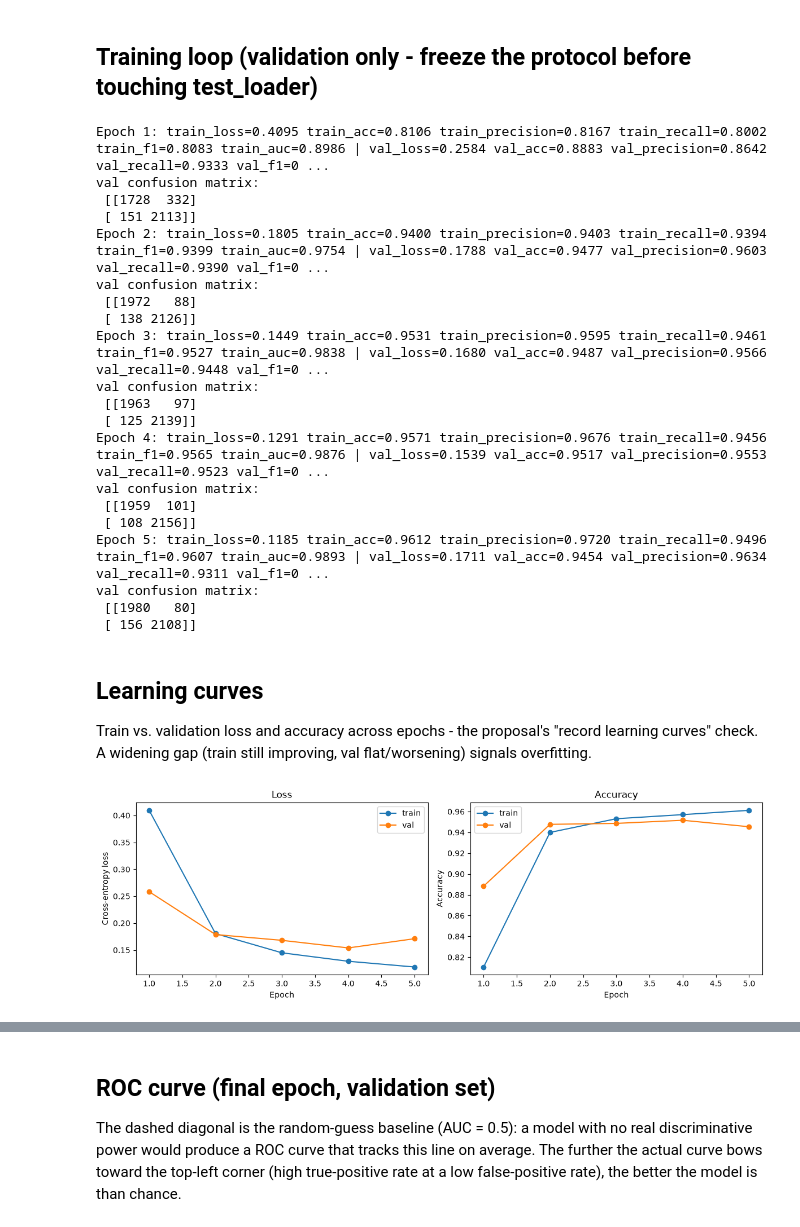
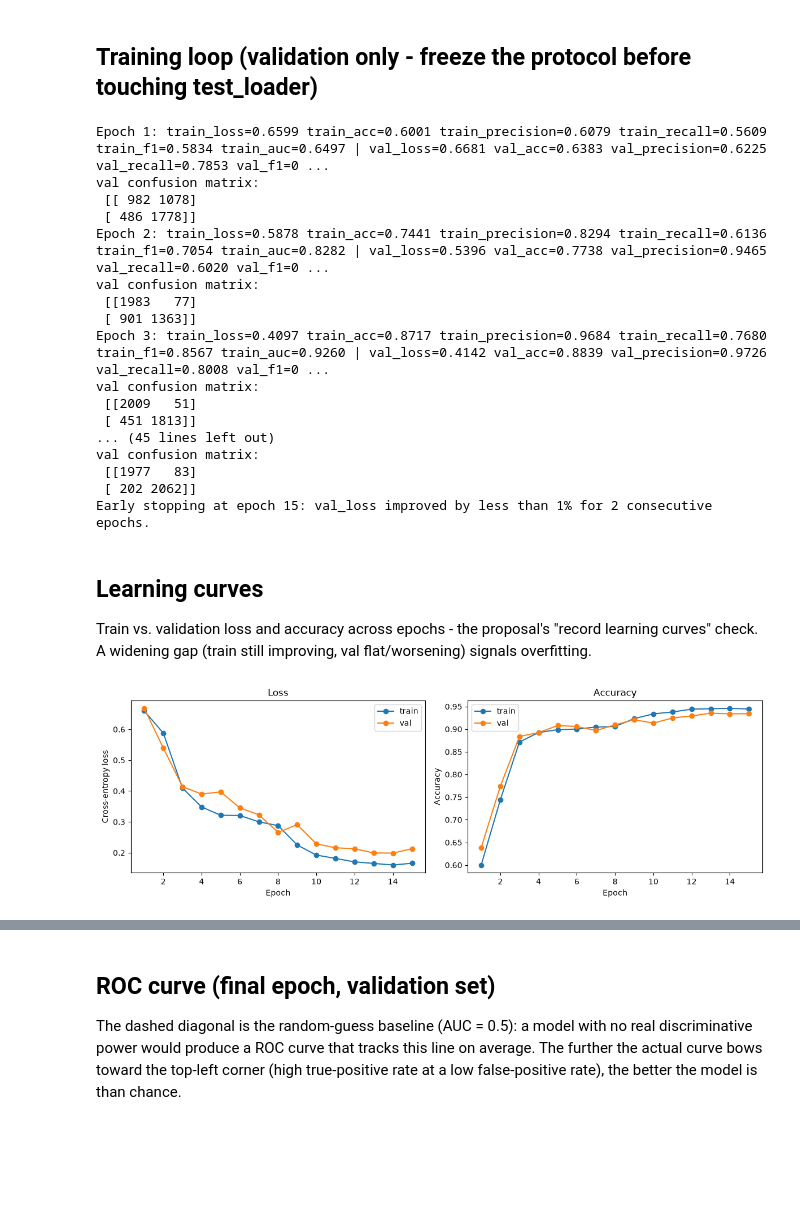
Before and after one commit to AndersVestergaard0/DATA7703-Group-Project, a Jupyter notebook: notebooks/03_cnn.ipynb, the cells around one changed output, grey strips where cells are left out. Saved outputs shown, nothing was run; the diff lists cells and outputs as text; code cells hidden in the pictures; blank space fills up the shorter version.

```diff
--- a/notebooks/03_cnn.ipynb
+++ b/notebooks/03_cnn.ipynb
@@ -121,15 +100,17 @@ class SmallCNN(nn.Module):
             nn.Conv2d(32, 64, kernel_size=3, padding=1), nn.ReLU(), nn.MaxPool2d(2),  # 32 -> 16
         )
 
-        # Flatten turns the (64, 16, 16) feature map into one vector of 64*16*16 values, which
-        # Linear(in_features, out_features) maps down to 128, then to num_classes.
-        # Dropout(0.3) randomly zeroes 30% of activations during training to reduce overfitting.
+        # AdaptiveAvgPool2d(1) collapses each of the 64 channels' 16x16 feature map down to a
+        # single number (its average), giving a (64, 1, 1) output regardless of input resolution.
+        # This replaces a Flatten + Linear(64*16*16, 128), which would need 2.1M parameters
+        # (almost the entire model) just to compress the flattened map down to 128 values -
+        # pooling does that compression for free, with no learned weights at all, leaving only
+        # a small Linear(64, num_classes) to learn.
         self.classifier = nn.Sequential(
+            nn.AdaptiveAvgPool2d(1),
             nn.Flatten(),
-            nn.Linear(64 * 16 * 16, 128),
-            nn.ReLU(),
             nn.Dropout(0.3),
-            nn.Linear(128, num_classes),
+            nn.Linear(64, num_classes),
         )
 
     def forward(self, x):
@@ -209,7 +190,15 @@ def run_epoch(loader, train: bool):
     }
 
 
-NUM_EPOCHS = 5
+# NUM_EPOCHS is now just an upper bound - early stopping (below) decides the actual run length.
+NUM_EPOCHS = 20
+# Early stopping: stop once val_loss hasn't improved by at least MIN_DELTA (relative) for
+# PATIENCE consecutive epochs. This is what catches the "7th to 10th epoch barely helped"
+# situation - it keeps training past a single noisy/flat epoch (patience), but cuts the run
+# once the trend itself has genuinely plateaued, instead of us eyeballing the printed numbers.
+PATIENCE = 2
+MIN_DELTA = 0.01  # require >= 1% relative improvement in val_loss to count as progress
+
 history = {
     "train_loss": [], "val_loss": [],
     "train_acc": [], "val_acc": [],
@@ -218,6 +207,9 @@ history = {
     "train_f1": [], "val_f1": [],
     "train_auc": [], "val_auc": [],
 }
+
+best_val_loss = None
+epochs_without_improvement = 0
 
 for epoch in range(1, NUM_EPOCHS + 1):
     train_metrics = run_epoch(train_loader, train=True)
@@ -238,29 +230,41 @@ for epoch in range(1, NUM_EPOCHS + 1):
           f"val_f1={val_metrics['f1']:.4f} val_auc={val_metrics['roc_auc']:.4f}")
     print("val confusion matrix:\n", val_metrics["cm"])
 
+    # First epoch always "improves" (nothing to compare against yet).
+    if best_val_loss is None:
+        best_val_loss = val_metrics["loss"]
+    else:
+        relative_improvement = (best_val_loss - val_metrics["loss"]) / best_val_loss
+        if relative_improvement >= MIN_DELTA:
+            best_val_loss = val_metrics["loss"]
+            epochs_without_improvement = 0
+        else:
+            epochs_without_improvement += 1
+            if epochs_without_improvement >= PATIENCE:
+                print(f"Early stopping at epoch {epoch}: val_loss improved by less than "
+                      f"{MIN_DELTA:.0%} for {PATIENCE} consecutive epochs.")
+                break
+
 # Keep the final epoch's val metrics around for the ROC/PR curve plots below.
 final_val_metrics = val_metrics
 # %% [output]
-Epoch 1: train_loss=0.4095 train_acc=0.8106 train_precision=0.8167 train_recall=0.8002 train_f1=0.8083 train_auc=0.8986 | val_loss=0.2584 val_acc=0.8883 val_precision=0.8642 val_recall=0.9333 val_f1=0 ...
+Epoch 1: train_loss=0.6599 train_acc=0.6001 train_precision=0.6079 train_recall=0.5609 train_f1=0.5834 train_auc=0.6497 | val_loss=0.6681 val_acc=0.6383 val_precision=0.6225 val_recall=0.7853 val_f1=0 ...
 val confusion matrix:
- [[1728  332]
- [ 151 2113]]
-Epoch 2: train_loss=0.1805 train_acc=0.9400 train_precision=0.9403 train_recall=0.9394 train_f1=0.9399 train_auc=0.9754 | val_loss=0.1788 val_acc=0.9477 val_precision=0.9603 val_recall=0.9390 val_f1=0 ...
+ [[ 982 1078]
+ [ 486 1778]]
+Epoch 2: train_loss=0.5878 train_acc=0.7441 train_precision=0.8294 train_recall=0.6136 train_f1=0.7054 train_auc=0.8282 | val_loss=0.5396 val_acc=0.7738 val_precision=0.9465 val_recall=0.6020 val_f1=0 ...
 val confusion matrix:
- [[1972   88]
- [ 138 2126]]
-Epoch 3: train_loss=0.1449 train_acc=0.9531 train_precision=0.9595 train_recall=0.9461 train_f1=0.9527 train_auc=0.9838 | val_loss=0.1680 val_acc=0.9487 val_precision=0.9566 val_recall=0.9448 val_f1=0 ...
+ [[1983   77]
+ [ 901 1363]]
+Epoch 3: train_loss=0.4097 train_acc=0.8717 train_precision=0.9684 train_recall=0.7680 train_f1=0.8567 train_auc=0.9260 | val_loss=0.4142 val_acc=0.8839 val_precision=0.9726 val_recall=0.8008 val_f1=0 ...
 val confusion matrix:
- [[1963   97]
- [ 125 2139]]
-Epoch 4: train_loss=0.1291 train_acc=0.9571 train_precision=0.9676 train_recall=0.9456 train_f1=0.9565 train_auc=0.9876 | val_loss=0.1539 val_acc=0.9517 val_precision=0.9553 val_recall=0.9523 val_f1=0 ...
+ [[2009   51]
+ [ 451 1813]]
+... (45 lines left out)
 val confusion matrix:
- [[1959  101]
- [ 108 2156]]
-Epoch 5: train_loss=0.1185 train_acc=0.9612 train_precision=0.9720 train_recall=0.9496 train_f1=0.9607 train_auc=0.9893 | val_loss=0.1711 val_acc=0.9454 val_precision=0.9634 val_recall=0.9311 val_f1=0 ...
-val confusion matrix:
- [[1980   80]
- [ 156 2108]]
+ [[1977   83]
+ [ 202 2062]]
+Early stopping at epoch 15: val_loss improved by less than 1% for 2 consecutive epochs.
 # %% [markdown]
 ## Learning curves
 Train vs. validation loss and accuracy across epochs - the proposal's "record learning curves" check.
@@ -268,25 +272,26 @@ A widening gap (train still improving, val flat/worsening) signals overfitting.
 # %%
 import matplotlib.pyplot as plt
 
-epochs_range = range(1, NUM_EPOCHS + 1)
+# Use the actual number of epochs that ran, not NUM_EPOCHS - early stopping may have cut it short.
+epochs_range = range(1, len(history["train_loss"]) + 1)
 
 fig, axes = plt.subplots(1, 2, figsize=(12, 4))
 
 axes[0].plot(epochs_range, history["train_loss"], marker="o", label="train")
 axes[0].plot(epochs_range, history["val_loss"], marker="o", label="val")
 axes[0].set_title("Loss")
 axes[0].set_xlabel("Epoch")
 axes[0].set_ylabel("Cross-entropy loss")
 axes[0].legend()
 
 axes[1].plot(epochs_range, history["train_acc"], marker="o", label="train")
 axes[1].plot(epochs_range, history["val_acc"], marker="o", label="val")
 axes[1].set_title("Accuracy")
 axes[1].set_xlabel("Epoch")
 axes[1].set_ylabel("Accuracy")
 axes[1].legend()
 
 plt.tight_layout()
 plt.show()
 # %% [output]
-[figure, old version]
+[figure, new version]
```
Also changed, not shown: parts of 10 cells of this notebook, 12 other files.
